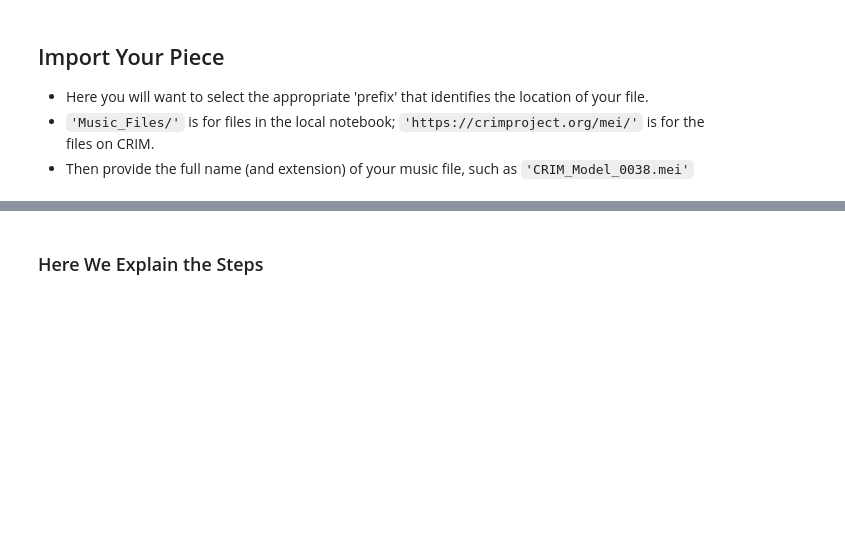
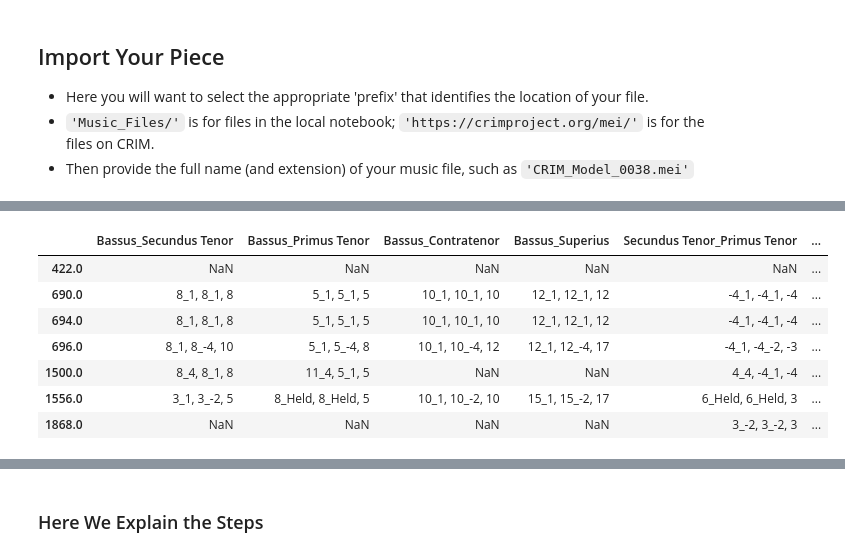
Before and after one commit to RichardFreedman/CRIM_JHUB, a Jupyter notebook: CRIM_06_Homorhythm.ipynb, the cells around one changed output, grey strips where cells are left out. Drawn from its saved outputs; the diff is of its cells as text; code cells hidden in the pictures; blank space fills up the shorter version.

```diff
--- a/CRIM_06_Homorhythm.ipynb
+++ b/CRIM_06_Homorhythm.ipynb
@@ -114,0 +108,14 @@ hr_full
+# %%
+hr_list = hr_full.index.get_level_values(2).to_list()
+ng = piece.ngrams()
+hr_ng = ng.filter(hr_list, axis=0)
+hr_ng
+# %% [output]
+|  | Bassus_Secundus Tenor | Bassus_Primus Tenor | Bassus_Contratenor | Bassus_Superius | Secundus Tenor_Primus Tenor | ... |
+| 422.0 | NaN | NaN | NaN | NaN | NaN | ... |
+| 690.0 | 8_1, 8_1, 8 | 5_1, 5_1, 5 | 10_1, 10_1, 10 | 12_1, 12_1, 12 | -4_1, -4_1, -4 | ... |
+| 694.0 | 8_1, 8_1, 8 | 5_1, 5_1, 5 | 10_1, 10_1, 10 | 12_1, 12_1, 12 | -4_1, -4_1, -4 | ... |
+| 696.0 | 8_1, 8_-4, 10 | 5_1, 5_-4, 8 | 10_1, 10_-4, 12 | 12_1, 12_-4, 17 | -4_1, -4_-2, -3 | ... |
+| 1500.0 | 8_4, 8_1, 8 | 11_4, 5_1, 5 | NaN | NaN | 4_4, -4_1, -4 | ... |
+| 1556.0 | 3_1, 3_-2, 5 | 8_Held, 8_Held, 5 | 10_1, 10_-2, 10 | 15_1, 15_-2, 17 | 6_Held, 6_Held, 3 | ... |
+| 1868.0 | NaN | NaN | NaN | NaN | 3_-2, 3_-2, 3 | ... |
```
Also changed, not shown: parts of 5 cells of this notebook, 16 other files.
